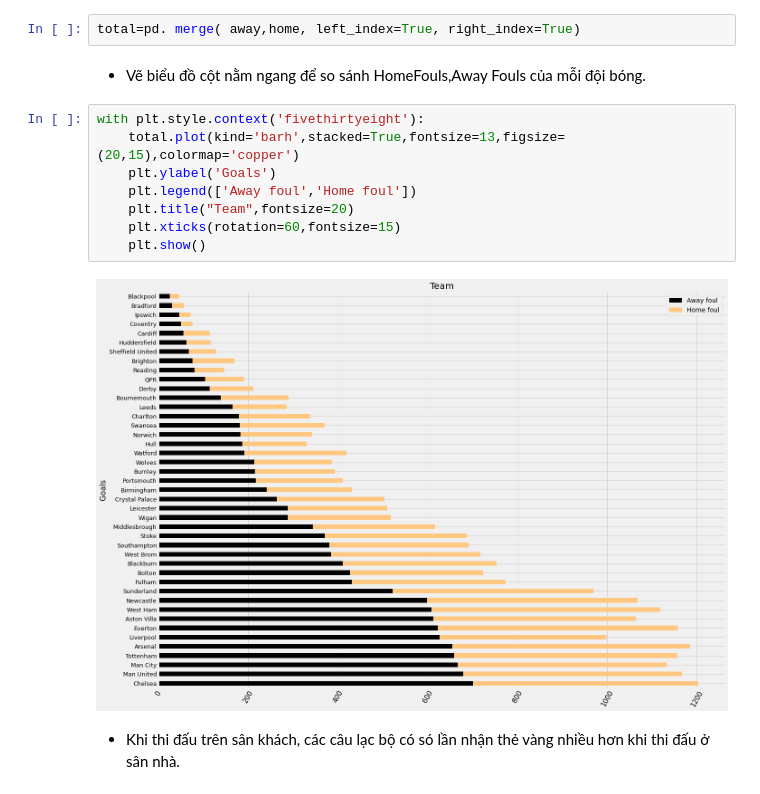
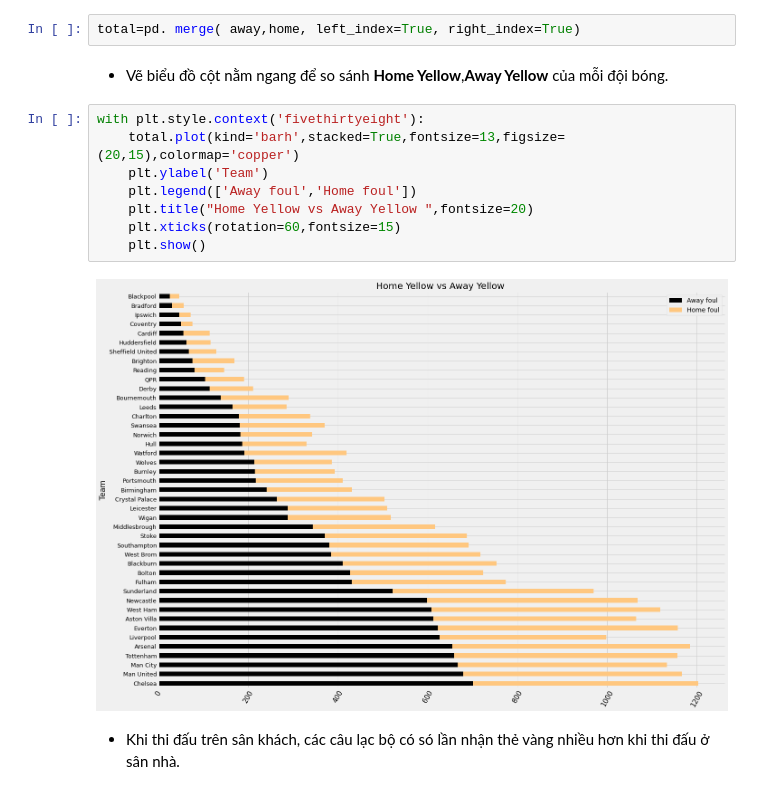
Before and after one commit to chopcolate/DataPrograming, a Jupyter notebook: Final_Project.ipynb, the cells around one changed output. Drawn from its saved outputs; the diff is of its cells as text.

Commit message:
sử biểu đồ home,away yellow

```diff
--- a/Final_Project.ipynb
+++ b/Final_Project.ipynb
@@ -450,17 +456,17 @@ away=away.sort_values(by='AY',ascending=False)
 # %%
 total=pd. merge( away,home, left_index=True, right_index=True)
 # %% [markdown]
-- Vẽ biểu đồ cột nằm ngang để so sánh HomeFouls,Away Fouls của mỗi đội bóng.
+- Vẽ biểu đồ cột nằm ngang để so sánh **Home Yellow**,**Away Yellow** của mỗi đội bóng.
 # %%
 with plt.style.context('fivethirtyeight'):
     total.plot(kind='barh',stacked=True,fontsize=13,figsize=(20,15),colormap='copper')
-    plt.ylabel('Goals')
+    plt.ylabel('Team')
     plt.legend(['Away foul','Home foul'])
-    plt.title("Team",fontsize=20)
+    plt.title("Home Yellow vs Away Yellow ",fontsize=20)
     plt.xticks(rotation=60,fontsize=15)
     plt.show()
 # %% [output]
-[figure, old version]
+[figure, new version]
 # %% [markdown]
 - Khi thi đấu trên sân khách, các câu lạc bộ có só lần nhận thẻ vàng nhiều hơn khi thi đấu ở sân nhà.
 # %% [markdown]
```
Also changed, not shown: parts of 4 cells of this notebook.
